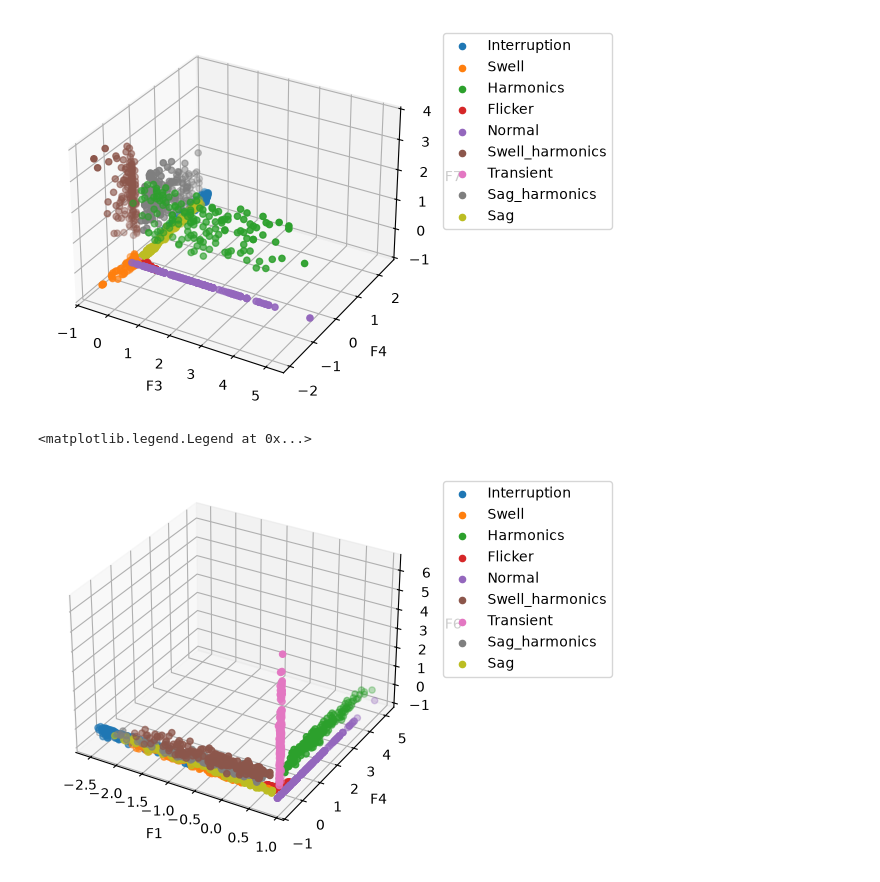
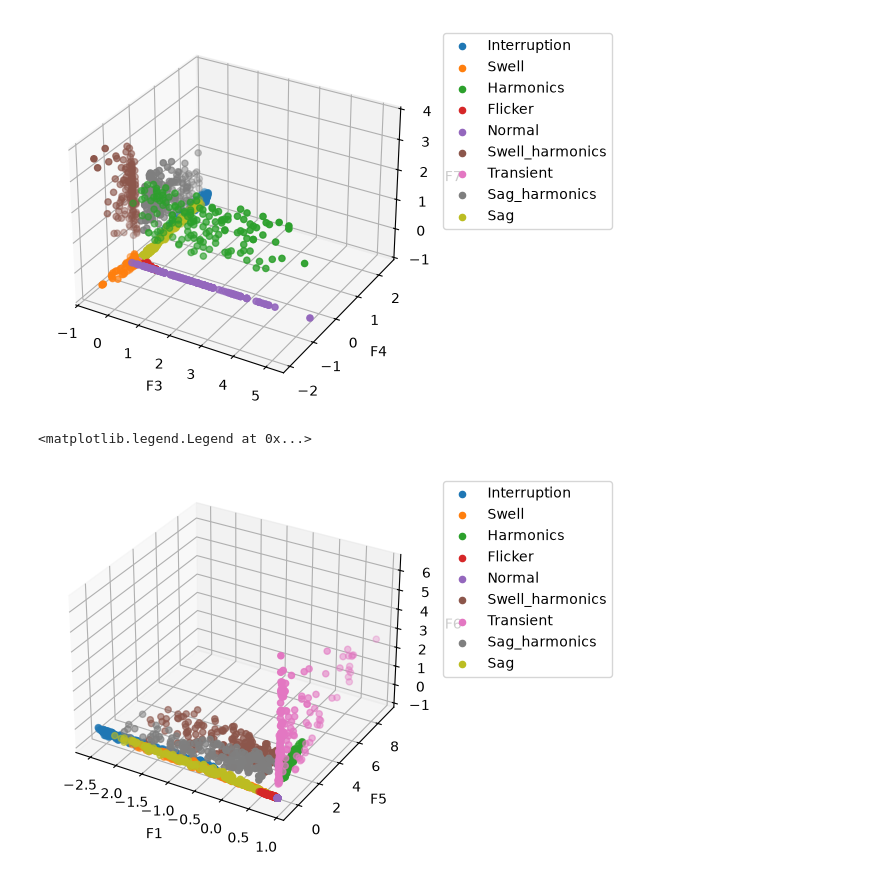
Before and after one commit to Kibestar/EE4C12---Machine-Learning-Project, a Jupyter notebook: Code/01 Task/3d_plot.ipynb, the cells around one changed output. Cells and saved outputs as stored; diff of their text form; code cells hidden in the pictures.

```diff
--- a/Code/01 Task/3d_plot.ipynb
+++ b/Code/01 Task/3d_plot.ipynb
@@ -68,32 +68,32 @@ ax.legend(bbox_to_anchor=(1.05, 1), loc='upper left')
 # %%
 features = ["F1", "F2", "F3", "F4", "F5", "F6", "F7", "F8"]
 files = ["SNR_noiseless"]
 
 data, sample_labels = data_import(files, features)
 full_data = pd.DataFrame(data, columns=features)
 
 # Make a 3D scatter of F1, F4, F6, with one legend entry per sample label.
 import matplotlib.pyplot as plt
 from mpl_toolkits.mplot3d import Axes3D
 
 fig = plt.figure()
 ax = fig.add_subplot(111, projection='3d')
 
 sample_label_series = pd.Series(sample_labels)
 for label in sample_label_series.unique():
     mask = sample_label_series == label
     ax.scatter(
         -full_data.loc[mask, 'F1'],
-        full_data.loc[mask, 'F4'],
+        full_data.loc[mask, 'F5'],
         full_data.loc[mask, 'F6'],
         label=label,
     )
 
 ax.set_xlabel('F1')
-ax.set_ylabel('F4')
+ax.set_ylabel('F5')
 ax.set_zlabel('F6')
 # put the legend outside the plot
 ax.legend(bbox_to_anchor=(1.05, 1), loc='upper left')
 # %% [output]
 <matplotlib.legend.Legend at 0x...>
-[figure, old version]
+[figure, new version]
```
Also changed, not shown: parts of 1 cell of this notebook, 6 other files.
